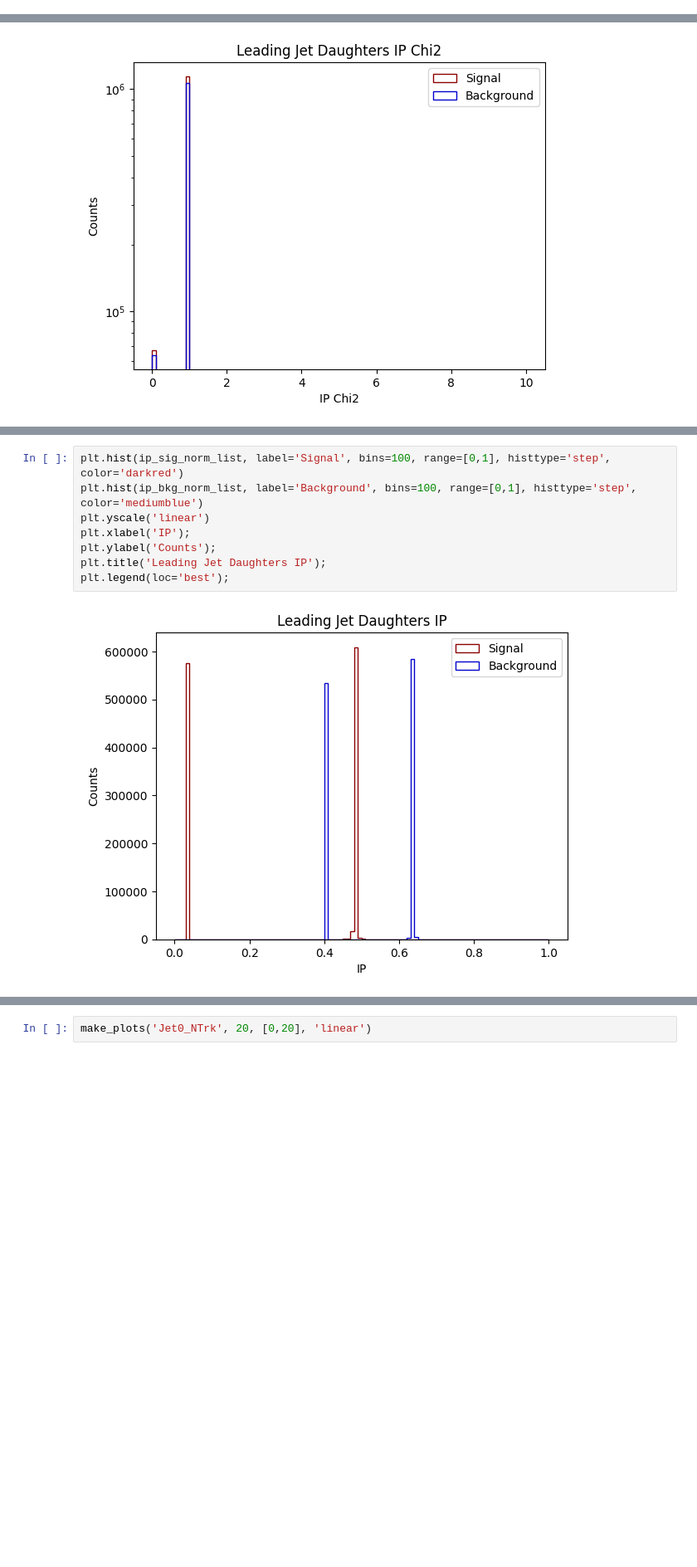
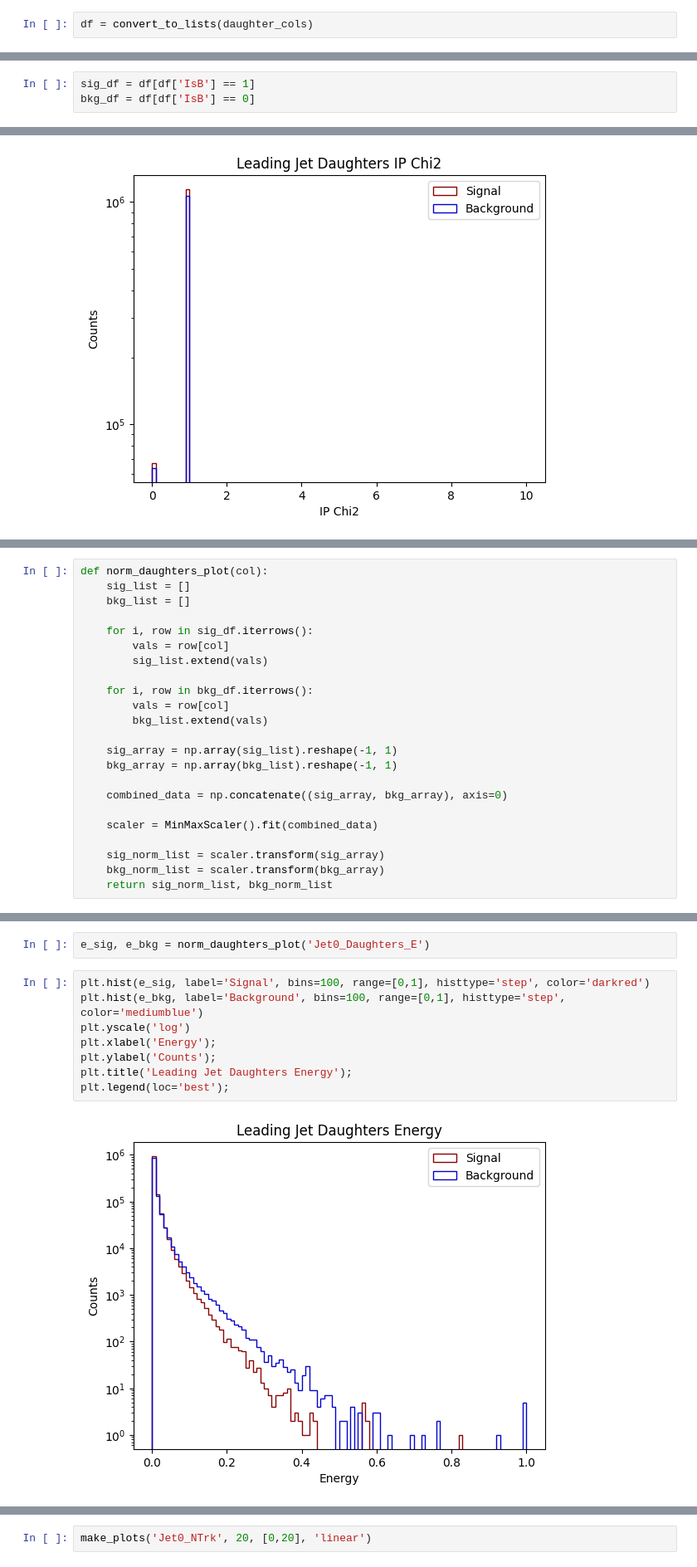
Before and after one commit to gpesticci/Jet-GNN, a Jupyter notebook: plots.ipynb, the cells around one changed output, grey strips where cells are left out. Shown at 83% size. Drawn from its saved outputs; the diff is of its cells as text; blank space fills up the shorter version.

```diff
--- a/plots.ipynb
+++ b/plots.ipynb
@@ -72,5 +57,10 @@ bkg_df = convert_to_lists(bkg_df)
+# %%
+df = convert_to_lists(daughter_cols)
 # %% [markdown]
 Make plots of data before and after truth matching
+# %%
+sig_df = df[df['IsB'] == 1]
+bkg_df = df[df['IsB'] == 0]
 # %%
 def plot_before_after_cuts(col, bins):
     fig, (ax1, ax2) = plt.subplots(1, 2, figsize=(10, 4))
@@ -295,0 +273,23 @@ ip_bkg_norm_list = MinMaxScaler().fit_transform(np.array(ip_bkg_list).reshape(-1
+# %%
+def norm_daughters_plot(col):
+    sig_list = []
+    bkg_list = []
+
+    for i, row in sig_df.iterrows():
+        vals = row[col]
+        sig_list.extend(vals)
+
+    for i, row in bkg_df.iterrows():
+        vals = row[col]
+        bkg_list.extend(vals)
+
+    sig_array = np.array(sig_list).reshape(-1, 1)
+    bkg_array = np.array(bkg_list).reshape(-1, 1)
+
+    combined_data = np.concatenate((sig_array, bkg_array), axis=0)
+
+    scaler = MinMaxScaler().fit(combined_data)
+
+    sig_norm_list = scaler.transform(sig_array)
+    bkg_norm_list = scaler.transform(bkg_array)
+    return sig_norm_list, bkg_norm_list
@@ -296,10 +320,12 @@ ip_bkg_norm_list = MinMaxScaler().fit_transform(np.array(ip_bkg_list).reshape(-1
+# %%
+e_sig, e_bkg = norm_daughters_plot('Jet0_Daughters_E')
 # %%
-plt.hist(ip_sig_norm_list, label='Signal', bins=100, range=[0,1], histtype='step', color='darkred')
-plt.hist(ip_bkg_norm_list, label='Background', bins=100, range=[0,1], histtype='step', color='mediumblue')
-plt.yscale('linear')
-plt.xlabel('IP');
+plt.hist(e_sig, label='Signal', bins=100, range=[0,1], histtype='step', color='darkred')
+plt.hist(e_bkg, label='Background', bins=100, range=[0,1], histtype='step', color='mediumblue')
+plt.yscale('log')
+plt.xlabel('Energy');
 plt.ylabel('Counts');
-plt.title('Leading Jet Daughters IP');
+plt.title('Leading Jet Daughters Energy');
 plt.legend(loc='best');
 # %% [output]
-[figure, old version]
+[figure, new version]
```
Also changed, not shown: parts of 18 cells of this notebook, 2 other files.
